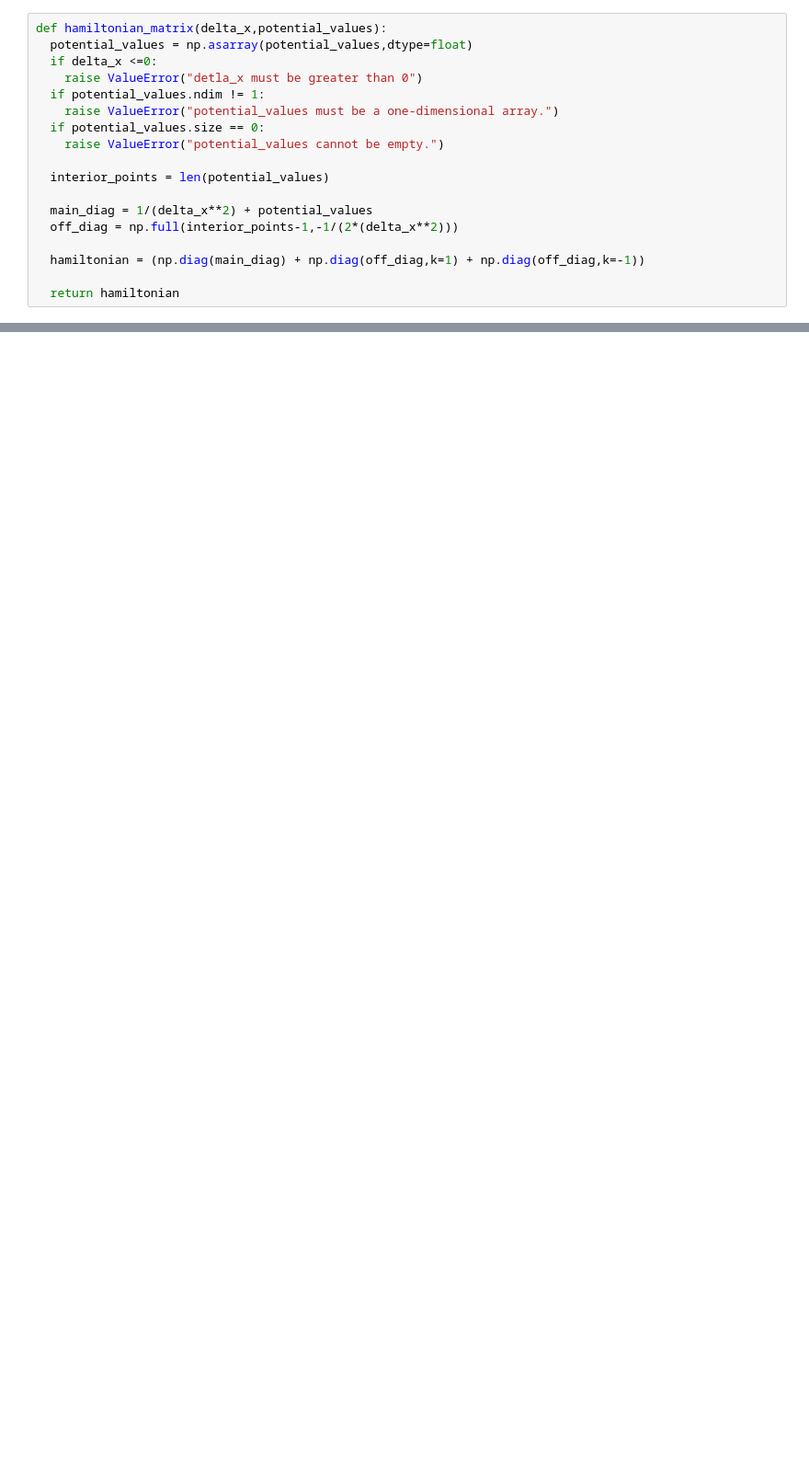
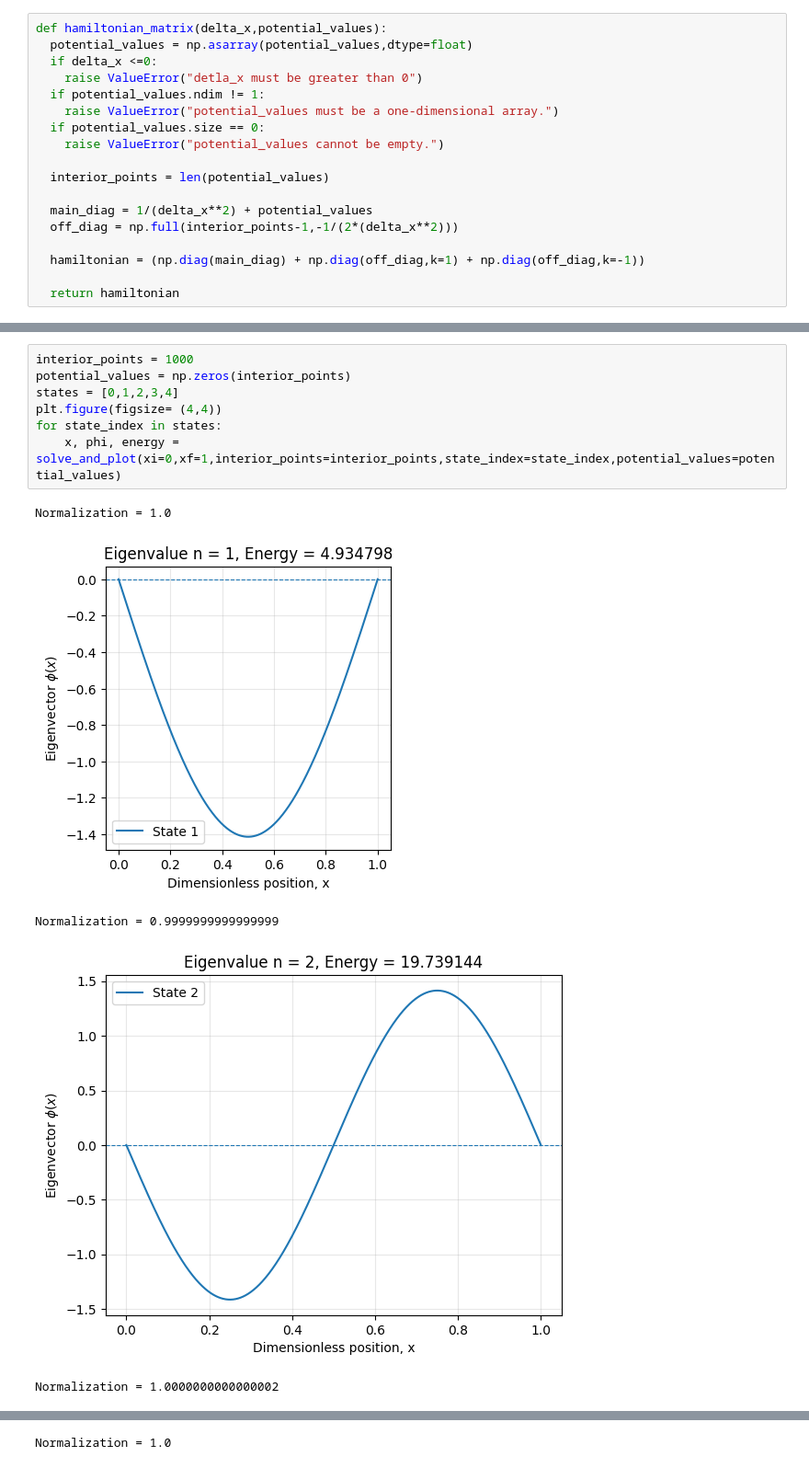
Before and after one commit to DeepakSingh169/QuantumMechanics, a Jupyter notebook: SchrodingerEquation.ipynb, the cells around one changed output, grey strips where cells are left out. Shown at 92% size. Drawn from its saved outputs; the diff is of its cells as text; blank space fills up the shorter version.

```diff
--- a/SchrodingerEquation.ipynb
+++ b/SchrodingerEquation.ipynb
@@ -55,0 +74,13 @@ def solve_and_plot(xi,xf,interior_points,state_index,potential_values):
+# %%
+interior_points = 1000
+potential_values = np.zeros(interior_points)
+states = [0,1,2,3,4]
+plt.figure(figsize= (4,4))
+for state_index in states:
+    x, phi, energy = solve_and_plot(xi=0,xf=1,interior_points=interior_points,state_index=state_index,potential_values=potential_values)
+# %% [output]
+Normalization = 1.0
+[figure, added]
+Normalization = 0.9999999999999999
+[figure, added]
+Normalization = 1.0000000000000002
@@ -55,0 +88 @@ def solve_and_plot(xi,xf,interior_points,state_index,potential_values):
+Normalization = 1.0
```
Also changed, not shown: parts of 9 cells of this notebook.
